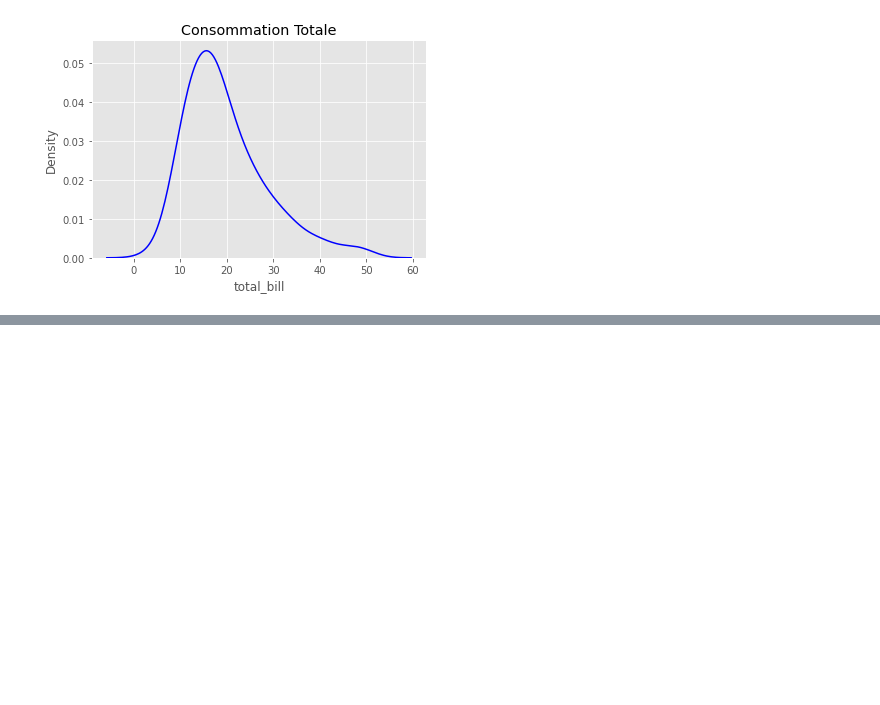
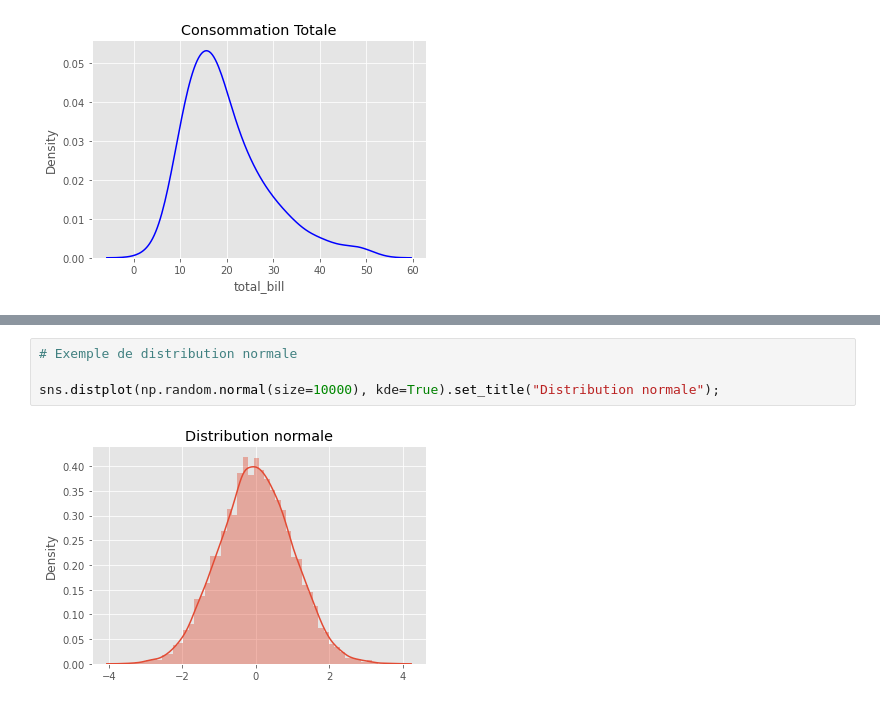
Before and after one commit to camara94/Statistique_pour_la_datascience, a Jupyter notebook: Visualisation univariée des données.ipynb, the cells around one changed output, grey strips where cells are left out. Saved outputs shown, nothing was run; the diff lists cells and outputs as text; blank space fills up the shorter version.

```diff
--- a/Visualisation univariée des données.ipynb
+++ b/Visualisation univariée des données.ipynb
@@ -48,0 +49,6 @@ sns.distplot(df.total_bill, bins=20, hist=True, kde=True).set_title('Consommatio
+# %%
+# Exemple de distribution normale
+
+sns.distplot(np.random.normal(size=10000), kde=True).set_title("Distribution normale");
+# %% [output]
+[figure, added]
```
Also changed, not shown: parts of 3 cells of this notebook.
